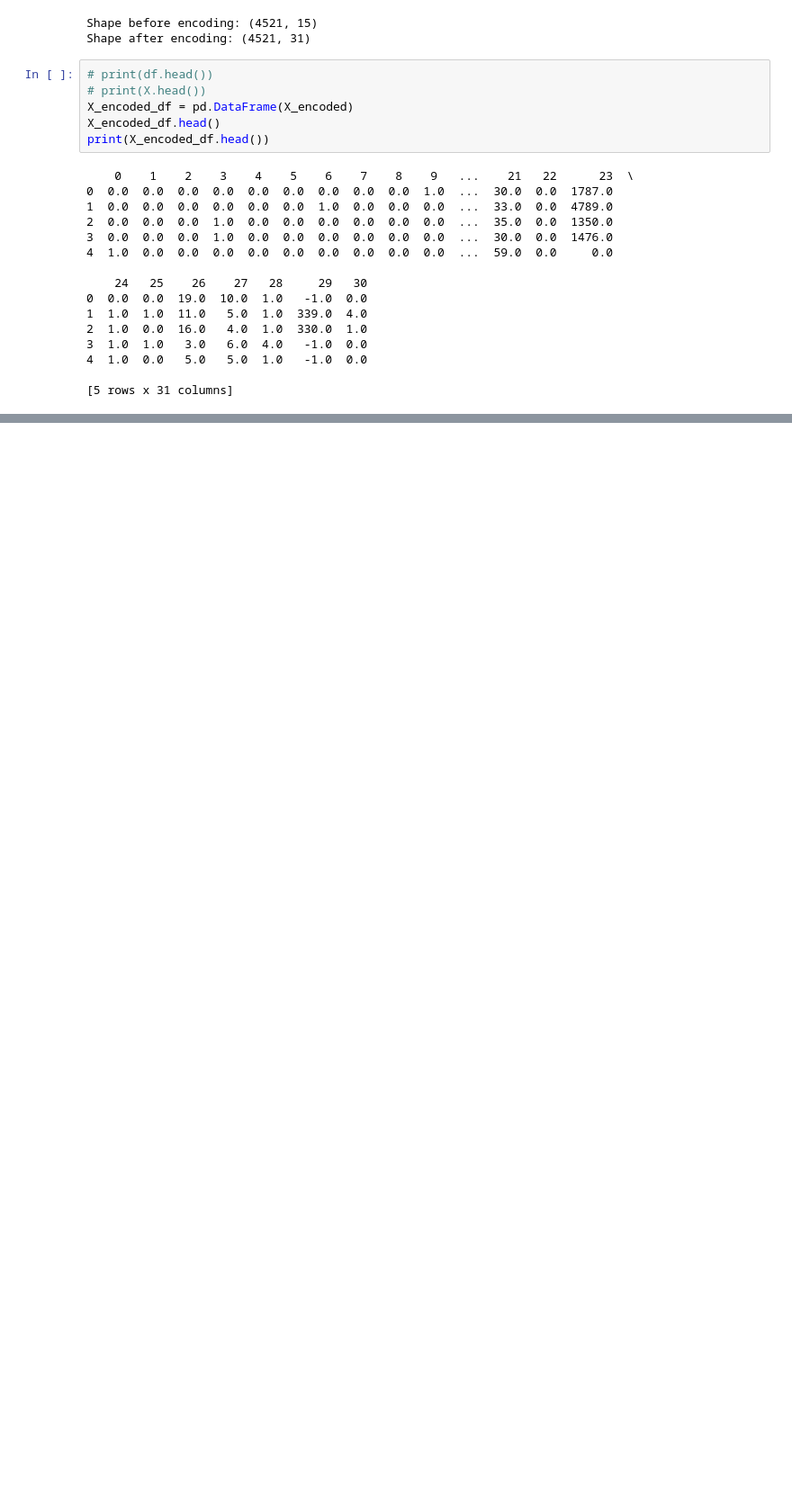
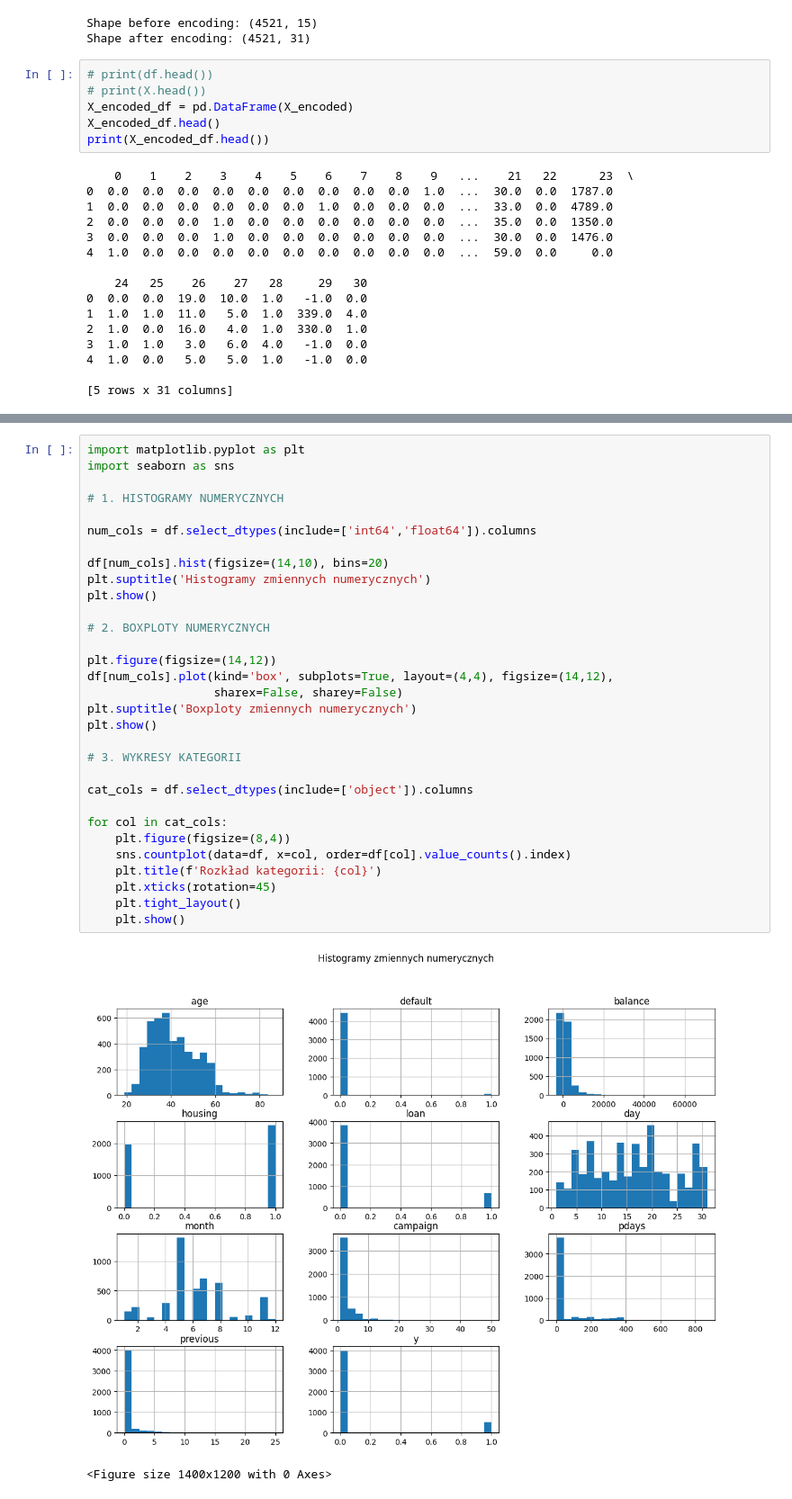
Before and after one commit to AdaGolan/projekt, a Jupyter notebook: Projekt.ipynb, the cells around one changed output, grey strips where cells are left out. Shown at 90% size. Drawn from its saved outputs; the diff is of its cells as text; blank space fills up the shorter version.

```diff
--- a/Projekt.ipynb
+++ b/Projekt.ipynb
@@ -319,0 +366,34 @@ print(X_encoded_df.head())
+# %%
+import matplotlib.pyplot as plt
+import seaborn as sns
+
+# 1. HISTOGRAMY NUMERYCZNYCH
+
+num_cols = df.select_dtypes(include=['int64','float64']).columns
+
+df[num_cols].hist(figsize=(14,10), bins=20)
+plt.suptitle('Histogramy zmiennych numerycznych')
+plt.show()
+
+# 2. BOXPLOTY NUMERYCZNYCH
+
+plt.figure(figsize=(14,12))
+df[num_cols].plot(kind='box', subplots=True, layout=(4,4), figsize=(14,12),
+                  sharex=False, sharey=False)
+plt.suptitle('Boxploty zmiennych numerycznych')
+plt.show()
+
+# 3. WYKRESY KATEGORII
+
+cat_cols = df.select_dtypes(include=['object']).columns
+
+for col in cat_cols:
+    plt.figure(figsize=(8,4))
+    sns.countplot(data=df, x=col, order=df[col].value_counts().index)
+    plt.title(f'Rozkład kategorii: {col}')
+    plt.xticks(rotation=45)
+    plt.tight_layout()
+    plt.show()
+# %% [output]
+[figure, added]
+<Figure size 1400x1200 with 0 Axes>
```
Also changed, not shown: parts of 6 cells of this notebook.
